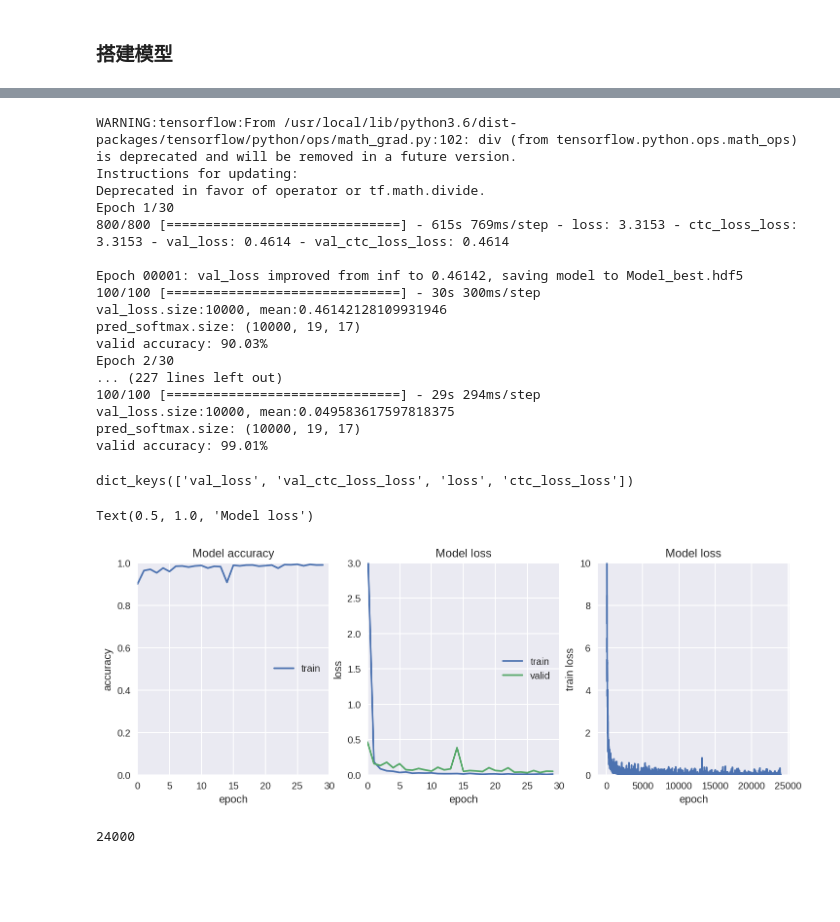
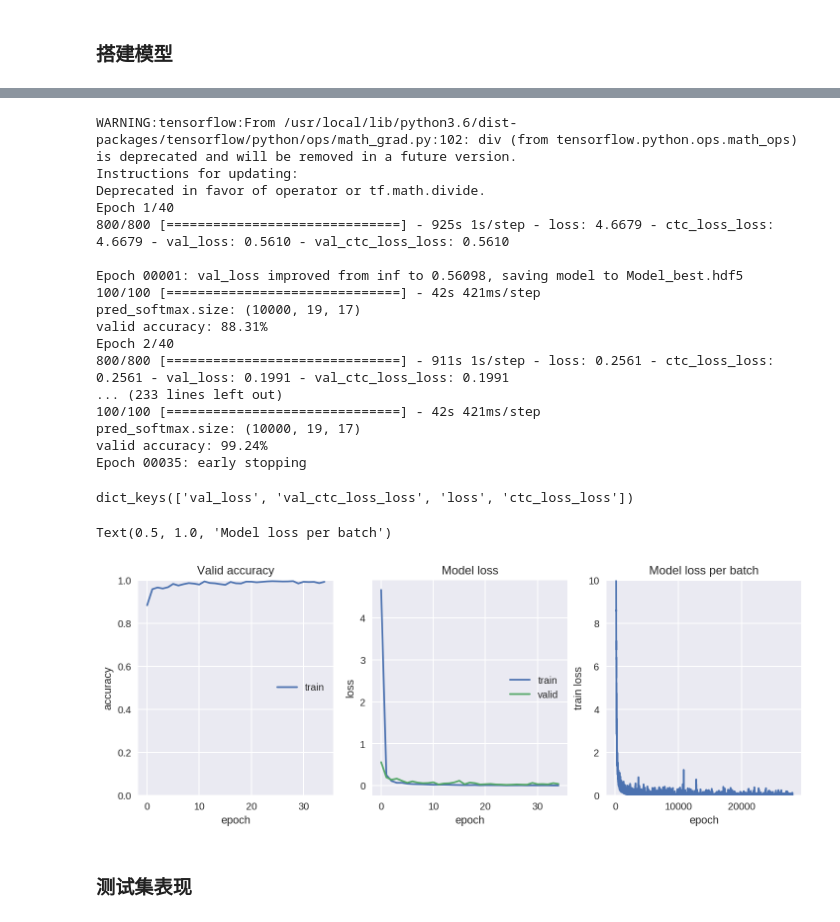
Before and after one commit to rawk-v/MLND-projects, a Jupyter notebook: MLND-capstone-project/capstone_project.ipynb, the cells around one changed output, grey strips where cells are left out. Cells and saved outputs as stored; diff of their text form; code cells hidden in the pictures; blank space fills up the shorter version.

```diff
--- a/MLND-capstone-project/capstone_project.ipynb
+++ b/MLND-capstone-project/capstone_project.ipynb
@@ -301,21 +351,20 @@ def get_model():
     inner = Conv2D(32, kernel_size=3, activation='relu', padding='same', name='conv1')(inputs)
 
     inner = Conv2D(64, kernel_size=3, activation='relu', padding='same', name='conv2')(inner)
+
+    inner = Conv2D(64, kernel_size=3, activation='relu', padding='same', name='conv3')(inner)
     inner = MaxPool2D(pool_size=(2, 2))(inner)
 
-    inner = Conv2D(64, kernel_size=3, activation='relu', padding='same', name='conv3')(inner)
-
-#     inner = Conv2D(128, kernel_size=3, activation='relu', padding='same', name='conv4')(inner)
-#     inner = MaxPool2D(pool_size=(2, 2))(inner)
-#     inner = BatchNormalization()(inner)
-
+    inner = Conv2D(128, kernel_size=3, activation='relu', padding='same', name='conv4')(inner)
     inner = Conv2D(128, kernel_size=3, activation='relu', padding='same', name='conv5')(inner)
-    inner = MaxPool2D(pool_size=(2, 2), padding='same')(inner)
+    inner = MaxPool2D(pool_size=(2, 2))(inner)
 
     inner = Conv2D(256, kernel_size=3, activation='relu', padding='same', name='conv6')(inner)
-    inner = MaxPool2D(pool_size=(2, 2), padding='same')(inner)
 
-    inner = Conv2D(512, kernel_size=3, activation='relu', padding='same', name='conv7')(inner)
+    inner = Conv2D(256, kernel_size=3, activation='relu', padding='same', name='conv7')(inner)
+    inner = MaxPool2D(pool_size=(2, 2))(inner)
+
+    inner = Conv2D(512, kernel_size=3, activation='relu', padding='same', name='conv8')(inner)
     inner = MaxPool2D(pool_size=(2, 2), padding='same')(inner)
     inner = BatchNormalization()(inner)
 
@@ -324,8 +373,8 @@ def get_model():
     inner = TimeDistributed(Flatten())(inner)
 
     # RNN
-    bi_lstm1 = Bidirectional(LSTM(128, return_sequences=True, kernel_initializer='he_normal', name='Bi_lstm1', go_backwards=True), merge_mode='sum')(inner)
-    bi_lstm2 = Bidirectional(LSTM(128, return_sequences=True, kernel_initializer='he_normal', name='Bi_lstm2', go_backwards=True), merge_mode='sum')(bi_lstm1)
+    bi_lstm1 = Bidirectional(LSTM(64, return_sequences=True, kernel_initializer='he_normal', name='Bi_lstm1', go_backwards=True), merge_mode='sum')(inner)
+    bi_lstm2 = Bidirectional(LSTM(64, return_sequences=True, kernel_initializer='he_normal', name='Bi_lstm2', go_backwards=True), merge_mode='sum')(bi_lstm1)
     inner = Dense(num_of_chars)(bi_lstm2)
     y_pred = Activation('softmax', name='softmax')(inner)
 
@@ -333,8 +382,6 @@ def get_model():
     input_length = Input(name='input_length', shape=(1,), dtype='int64')
     label_length = Input(name='label_length', shape=(1,), dtype='int64')
 
-    # Keras doesn't currently support loss funcs with extra parameters
-    # so CTC loss is implemented in a lambda layer
     loss_out = Lambda(ctc_lambda_func, output_shape=(1,), name='ctc_loss')([y_pred, labels, input_length, label_length])
 
     return Model(inputs=[inputs, labels, input_length, label_length], outputs=[loss_out, y_pred])
@@ -368,8 +416,8 @@ from keras.callbacks import ModelCheckpoint, EarlyStopping
 from keras.callbacks import TensorBoard
 from livelossplot.keras import PlotLossesCallback
 
-train_data_generator = DataGenerator(img_paths=train_X,
-                                     labels=train_y,
+train_data_generator = DataGenerator(img_paths=train_X.copy(),
+                                     labels=train_y.copy(),
                                      img_w=img_width,
                                      img_h=img_height,
                                      img_channels=img_channel,
@@ -381,10 +429,9 @@ valid_data_generator = DataGenerator(img_paths=valid_X,
                                      img_h=img_height,
                                      img_channels=img_channel,
                                      max_label_length=max_text_len,
-                                     batch_size=valid_batch_size,
-                                     shuffle=False)
+                                     batch_size=valid_batch_size)
 
-acc_valid_generator = DataGenerator(valid_X, valid_y, img_width, img_height, img_channel, max_text_len, predict_valid_batch_size, False)
+acc_valid_generator = DataGenerator(valid_X, valid_y, img_width, img_height, img_channel, max_text_len, predict_valid_batch_size, shuffle=False)
 valid_acc_callback = MetricsCallback(model, acc_valid_generator, valid_y, 'valid')
 early_stop_cb = EarlyStopping(monitor='val_loss', patience=10, verbose=1)
 
@@ -400,20 +447,20 @@ hist = model.fit_generator(generator=train_data_generator.next_batch(),
 WARNING:tensorflow:From /usr/local/lib/python3.6/dist-packages/tensorflow/python/ops/math_grad.py:102: div (from tensorflow.python.ops.math_ops) is deprecated and will be removed in a future version.
 Instructions for updating:
 Deprecated in favor of operator or tf.math.divide.
-Epoch 1/30
-800/800 [==============================] - 615s 769ms/step - loss: 3.3153 - ctc_loss_loss: 3.3153 - val_loss: 0.4614 - val_ctc_loss_loss: 0.4614
+Epoch 1/40
+800/800 [==============================] - 925s 1s/step - loss: 4.6679 - ctc_loss_loss: 4.6679 - val_loss: 0.5610 - val_ctc_loss_loss: 0.5610
 
-Epoch 00001: val_loss improved from inf to 0.46142, saving model to Model_best.hdf5
-100/100 [==============================] - 30s 300ms/step
-val_loss.size:10000, mean:0.46142128109931946
+Epoch 00001: val_loss improved from inf to 0.56098, saving model to Model_best.hdf5
+100/100 [==============================] - 42s 421ms/step
 pred_softmax.size: (10000, 19, 17)
-valid accuracy: 90.03%
-Epoch 2/30
-... (227 lines left out)
-100/100 [==============================] - 29s 294ms/step
-val_loss.size:10000, mean:0.049583617597818375
+valid accuracy: 88.31%
+Epoch 2/40
+800/800 [==============================] - 911s 1s/step - loss: 0.2561 - ctc_loss_loss: 0.2561 - val_loss: 0.1991 - val_ctc_loss_loss: 0.1991
+... (233 lines left out)
+100/100 [==============================] - 42s 421ms/step
 pred_softmax.size: (10000, 19, 17)
-valid accuracy: 99.01%
+valid accuracy: 99.24%
+Epoch 00035: early stopping
 # %%
 hist.history.keys()
 # %% [output]
@@ -421,41 +468,39 @@ dict_keys(['val_loss', 'val_ctc_loss_loss', 'loss', 'ctc_loss_loss'])
 # %%
 fig = plt.figure(figsize=(12, 4))
 ax1 = fig.add_subplot(131)
 ax2 = fig.add_subplot(132)
 
 ax1.plot(valid_acc_callback.accs)
 # ax1.plot(hist.history['val_acc'])
 ax1.set_xlabel('epoch')
 ax1.set_ylabel('accuracy')
-ax1.set_xlim(0, epoch_n)
+# ax1.set_xlim(0, epoch_n)
 ax1.set_ylim(0, 1)
-ax1.set_title('Model accuracy')
+ax1.set_title('Valid accuracy')
 ax1.legend(['train', 'valid'], loc='center right')
 
 ax2.plot(hist.history['loss'])
 ax2.plot(hist.history['val_loss'])
-ax2.set_xlim(0, epoch_n)
-ax2.set_ylim(0, 3)
+# ax2.set_xlim(0, epoch_n)
+# ax2.set_ylim(0, 2)
 ax2.set_xlabel('epoch')
 ax2.set_ylabel('loss')
 ax2.set_title('Model loss')
 ax2.legend(['train', 'valid'], loc='center right')
 
 ax3 = fig.add_subplot(133)
 ax3.plot(valid_acc_callback.train_loss)
 # ax3.set_xlim(0, epoch_n)
 ax3.set_ylim(0, 10)
 ax3.set_xlabel('epoch')
 ax3.set_ylabel('train loss')
-ax3.set_title('Model loss')
+ax3.set_title('Model loss per batch')
 # ax3.legend(['train', 'valid'], loc='center right')
 # %% [output]
-Text(0.5, 1.0, 'Model loss')
+Text(0.5, 1.0, 'Model loss per batch')
-[figure, old version]
+[figure, new version]
-# %%
-len(valid_acc_callback.train_loss)
-# %% [output]
-24000
+# %% [markdown]
+### 测试集表现
 # %%
 acc_test_generator = DataGenerator(test_X, test_y, img_width, img_height, img_channel, max_text_len, 16)
 cb = MetricsCallback(model, acc_test_generator, test_y, 'test', True)
```
Also changed, not shown: parts of 38 cells of this notebook, 15 other files.
